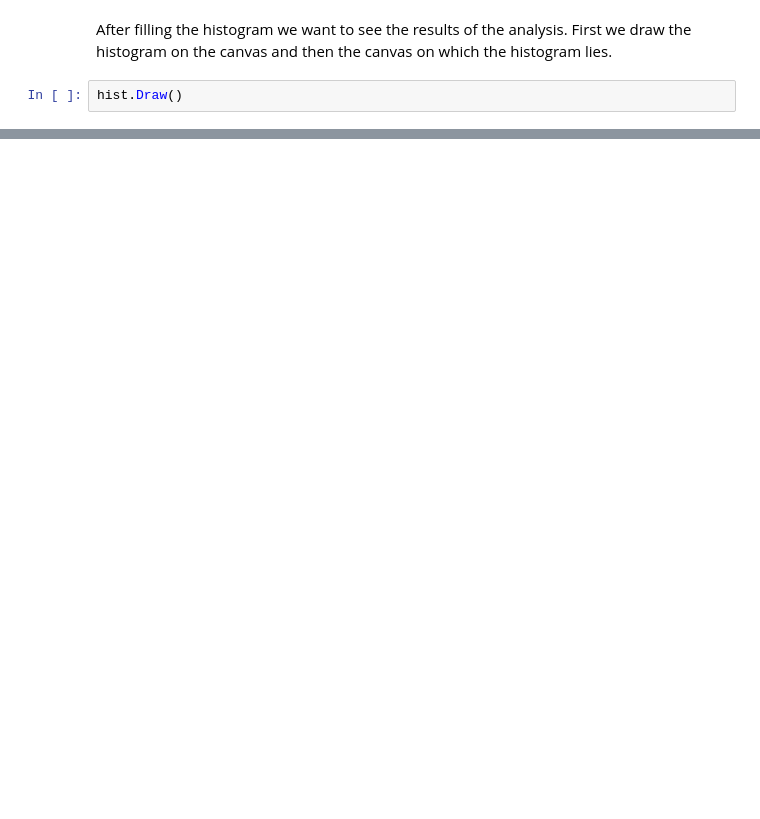
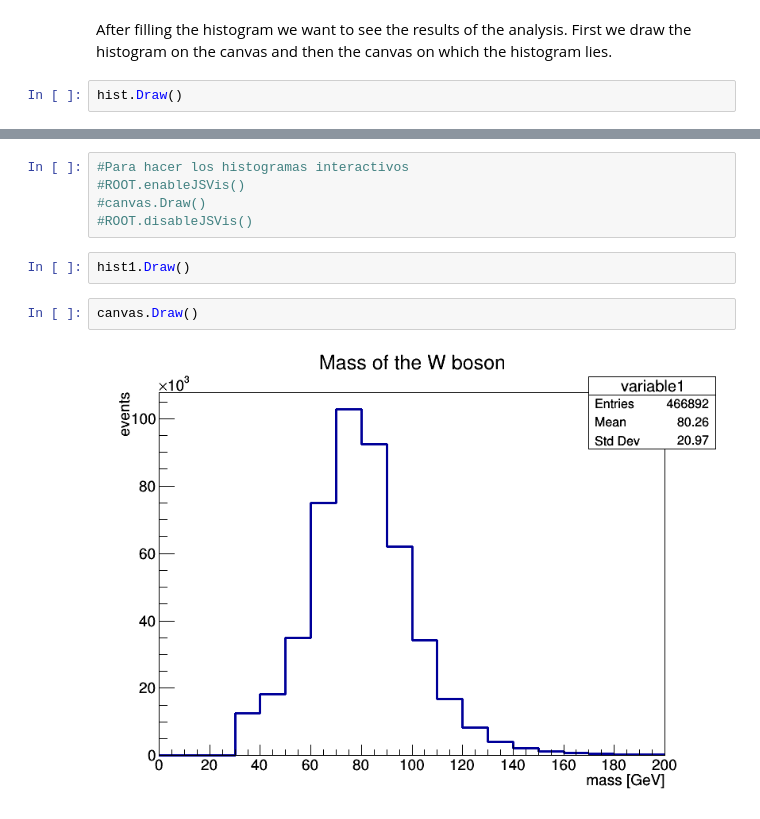
Before and after one commit to Ejhor/San-Junipero, a Jupyter notebook: MasaW.ipynb, the cells around one changed output, grey strips where cells are left out. Cells and saved outputs as stored; diff of their text form; blank space fills up the shorter version.

```diff
--- a/MasaW.ipynb
+++ b/MasaW.ipynb
@@ -83,0 +116,11 @@ canvas.Draw()
+# %%
+#Para hacer los histogramas interactivos
+#ROOT.enableJSVis()
+#canvas.Draw()
+#ROOT.disableJSVis()
+# %%
+hist1.Draw()
+# %%
+canvas.Draw()
+# %% [output]
+[figure, added]
```
Also changed, not shown: parts of 7 cells of this notebook, 1 other file.
